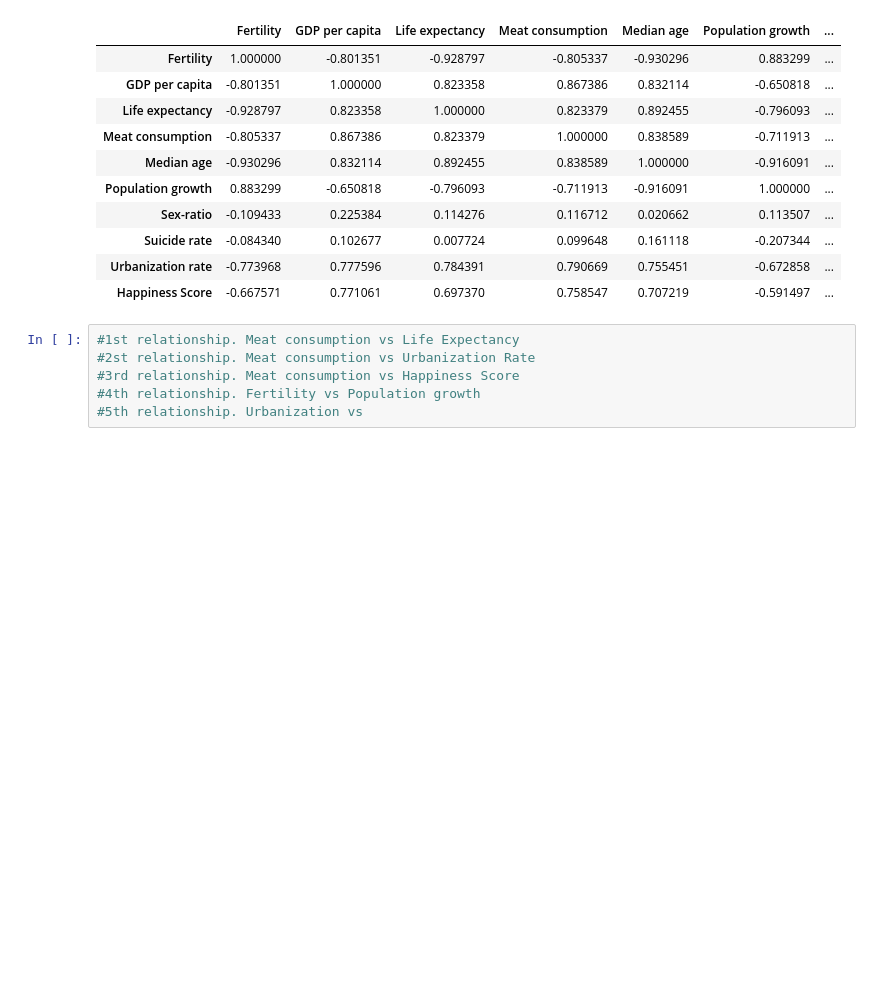
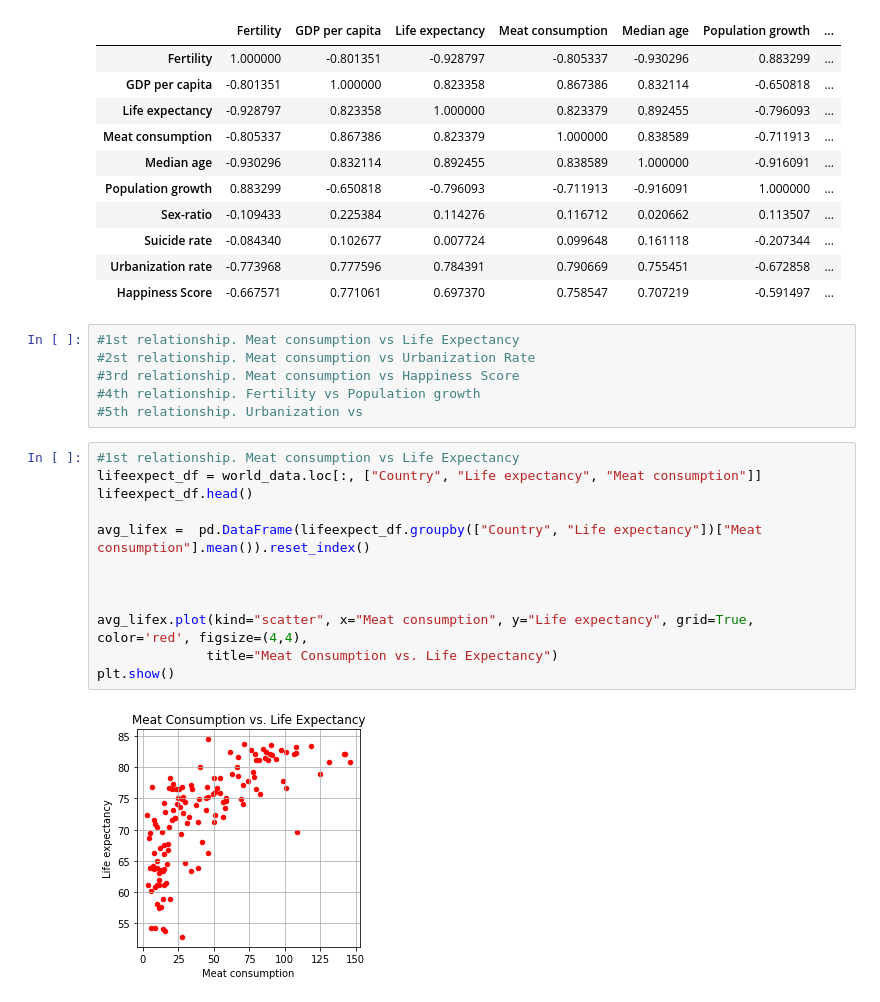
Before and after one commit to ermcgrew/bootcamp_project_one, a Jupyter notebook: data_analysis.ipynb, the cells around one changed output. Saved outputs shown, nothing was run; the diff lists cells and outputs as text; blank space fills up the shorter version.

Commit message:
Life Expectancy

```diff
--- a/data_analysis.ipynb
+++ b/data_analysis.ipynb
@@ -185,3 +185,17 @@ world_data.corr()
 #3rd relationship. Meat consumption vs Happiness Score
 #4th relationship. Fertility vs Population growth
 #5th relationship. Urbanization vs
+# %%
+#1st relationship. Meat consumption vs Life Expectancy
+lifeexpect_df = world_data.loc[:, ["Country", "Life expectancy", "Meat consumption"]]
+lifeexpect_df.head()
+
+avg_lifex =  pd.DataFrame(lifeexpect_df.groupby(["Country", "Life expectancy"])["Meat consumption"].mean()).reset_index()
+
+
+
+avg_lifex.plot(kind="scatter", x="Meat consumption", y="Life expectancy", grid=True, color='red', figsize=(4,4),
+              title="Meat Consumption vs. Life Expectancy")
+plt.show()
+# %% [output]
+[figure, added]
```
Also changed, not shown: parts of 5 cells of this notebook.
